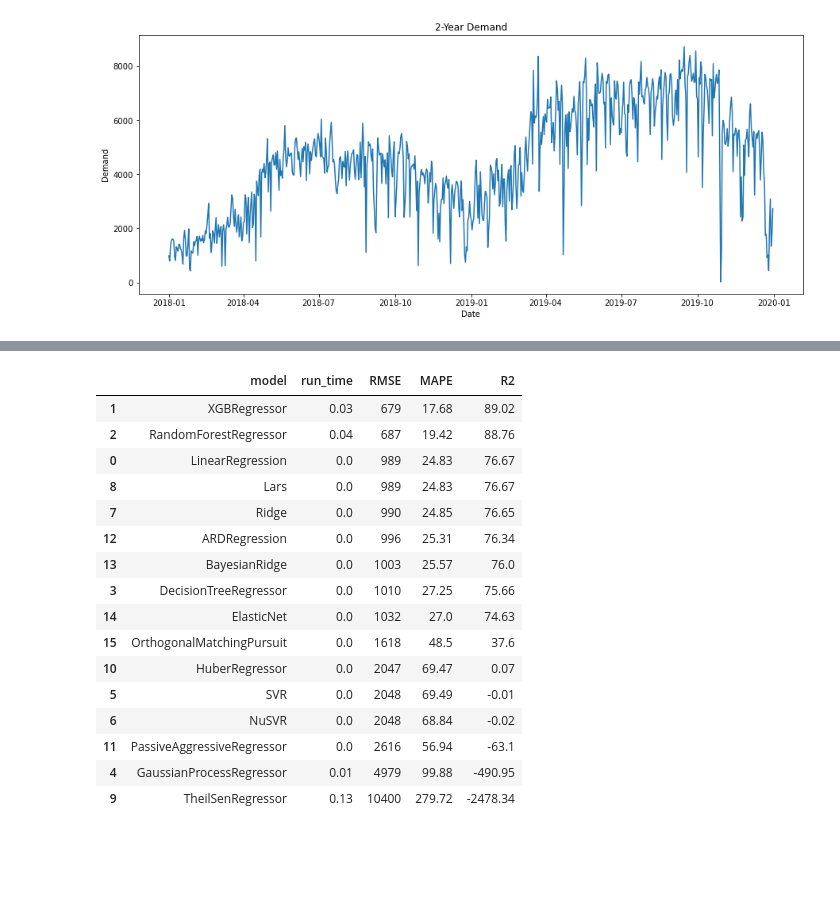
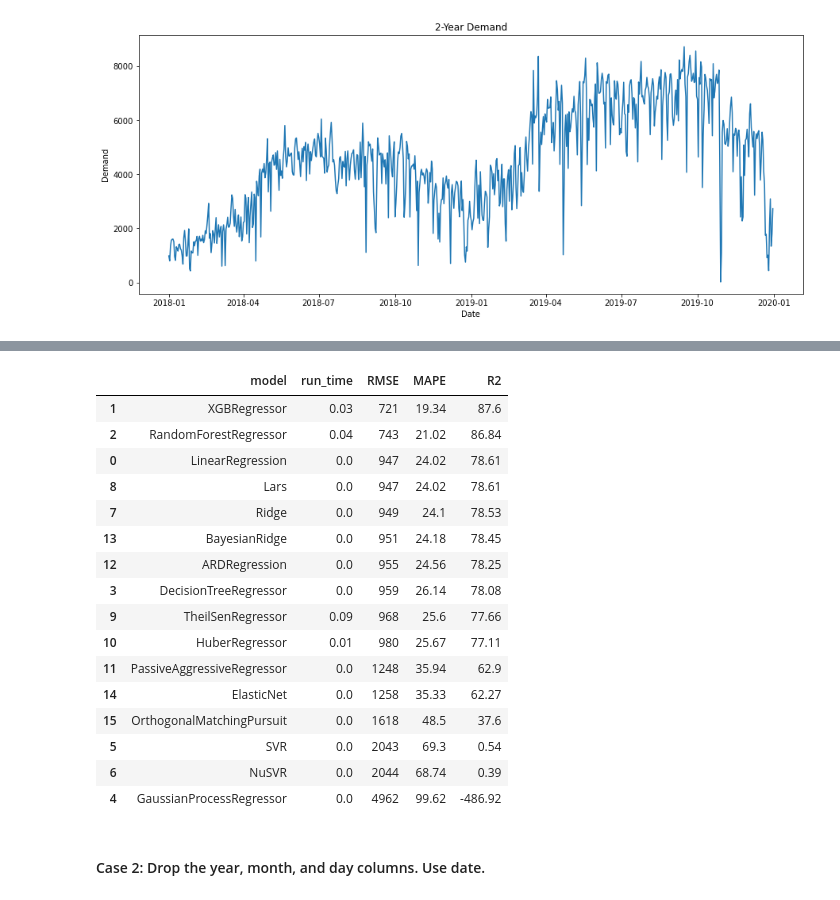
Before and after one commit to isabelgrau/ADMN5010-Operational-Analytics, a Jupyter notebook: ADMN5010 - Final Project - MariaIsabel Asharani.ipynb, the cells around one changed output, grey strips where cells are left out. Saved outputs shown, nothing was run; the diff lists cells and outputs as text; code cells hidden in the pictures; blank space fills up the shorter version.

```diff
--- a/ADMN5010 - Final Project - MariaIsabel Asharani.ipynb
+++ b/ADMN5010 - Final Project - MariaIsabel Asharani.ipynb
@@ -252,9 +253,7 @@ The following observations can be made from the correlation matrix and scatterpl
 # %%
 # Create traning and testing datasets
 
-# df['dteday'] = df['dteday'].map(dt.datetime.toordinal)
+x1 = df.drop(['dteday', 'cnt'], axis = 1)
+y1 = df['cnt']
 
-# x = df.drop(['dteday', 'cnt'], axis = 1)
-# y = df['cnt']
-
-# x_train, x_test, y_train, y_test = train_test_split(x, y, test_size=0.3, random_state=0)
+x1_train, x1_test, y1_train, y1_test = train_test_split(x1, y1, test_size=0.3, random_state=0)
@@ -291,7 +279,7 @@ regressors = {
     "OrthogonalMatchingPursuit": OrthogonalMatchingPursuit(),
 }
 # %%
-df_models = pd.DataFrame(columns=['model', 'run_time', 'RMSE', 'MAPE', 'R2'])
+df_models_1 = pd.DataFrame(columns=['model', 'run_time', 'RMSE', 'MAPE', 'R2'])
 
 for key in regressors:
 
@@ -300,23 +288,23 @@ for key in regressors:
     start_time = time.time()
 
     regressor = regressors[key]
-    model = regressor.fit(x_train, y_train)
-    y_pred = model.predict(x_test)
+    model = regressor.fit(x1_train, y1_train)
+    y1_pred = model.predict(x1_test)
 
     scores = cross_val_score(model,
-                             x_train,
-                             y_train,
+                             x1_train,
+                             y1_train,
                              scoring="neg_mean_squared_error",
                              cv=10)
 
     row = {'model': key,
            'run_time': format(round((time.time() - start_time)/60,2)),
-           'RMSE': round(np.sqrt(mean_squared_error(y_test, y_pred))),
-           'MAPE': round(mean_absolute_percentage_error(y_test, y_pred)*100,2),
-           'R2' : round(r2_score(y_test, y_pred)*100,2)
+           'RMSE': round(np.sqrt(mean_squared_error(y1_test, y1_pred))),
+           'MAPE': round(mean_absolute_percentage_error(y1_test, y1_pred)*100,2),
+           'R2' : round(r2_score(y1_test, y1_pred)*100,2)
     }
 
-    df_models = df_models.append(row, ignore_index=True)
+    df_models_1 = df_models_1.append(row, ignore_index=True)
 # %% [output]
 * LinearRegression
 * XGBRegressor
@@ -338,22 +326,24 @@ Parameters: { "silent" } might not be used.
 # %%
 # Order model results
 
-df_models.head(20).sort_values(by='RMSE', ascending=True)
+df_models_1.head(20).sort_values(by='RMSE', ascending=True)
 # %% [output]
 |  | model | run_time | RMSE | MAPE | R2 |
-| 1 | XGBRegressor | 0.03 | 679 | 17.68 | 89.02 |
-| 2 | RandomForestRegressor | 0.04 | 687 | 19.42 | 88.76 |
-| 0 | LinearRegression | 0.0 | 989 | 24.83 | 76.67 |
-| 8 | Lars | 0.0 | 989 | 24.83 | 76.67 |
-| 7 | Ridge | 0.0 | 990 | 24.85 | 76.65 |
-| 12 | ARDRegression | 0.0 | 996 | 25.31 | 76.34 |
-| 13 | BayesianRidge | 0.0 | 1003 | 25.57 | 76.0 |
-| 3 | DecisionTreeRegressor | 0.0 | 1010 | 27.25 | 75.66 |
-| 14 | ElasticNet | 0.0 | 1032 | 27.0 | 74.63 |
+| 1 | XGBRegressor | 0.03 | 721 | 19.34 | 87.6 |
+| 2 | RandomForestRegressor | 0.04 | 743 | 21.02 | 86.84 |
+| 0 | LinearRegression | 0.0 | 947 | 24.02 | 78.61 |
+| 8 | Lars | 0.0 | 947 | 24.02 | 78.61 |
+| 7 | Ridge | 0.0 | 949 | 24.1 | 78.53 |
+| 13 | BayesianRidge | 0.0 | 951 | 24.18 | 78.45 |
+| 12 | ARDRegression | 0.0 | 955 | 24.56 | 78.25 |
+| 3 | DecisionTreeRegressor | 0.0 | 959 | 26.14 | 78.08 |
+| 9 | TheilSenRegressor | 0.09 | 968 | 25.6 | 77.66 |
+| 10 | HuberRegressor | 0.01 | 980 | 25.67 | 77.11 |
+| 11 | PassiveAggressiveRegressor | 0.0 | 1248 | 35.94 | 62.9 |
+| 14 | ElasticNet | 0.0 | 1258 | 35.33 | 62.27 |
 | 15 | OrthogonalMatchingPursuit | 0.0 | 1618 | 48.5 | 37.6 |
-| 10 | HuberRegressor | 0.0 | 2047 | 69.47 | 0.07 |
-| 5 | SVR | 0.0 | 2048 | 69.49 | -0.01 |
-| 6 | NuSVR | 0.0 | 2048 | 68.84 | -0.02 |
-| 11 | PassiveAggressiveRegressor | 0.0 | 2616 | 56.94 | -63.1 |
-| 4 | GaussianProcessRegressor | 0.01 | 4979 | 99.88 | -490.95 |
-| 9 | TheilSenRegressor | 0.13 | 10400 | 279.72 | -2478.34 |
+| 5 | SVR | 0.0 | 2043 | 69.3 | 0.54 |
+| 6 | NuSVR | 0.0 | 2044 | 68.74 | 0.39 |
+| 4 | GaussianProcessRegressor | 0.0 | 4962 | 99.62 | -486.92 |
+# %% [markdown]
+#### Case 2: Drop the year, month, and day columns. Use date.
```
Also changed, not shown: parts of 19 cells of this notebook.
